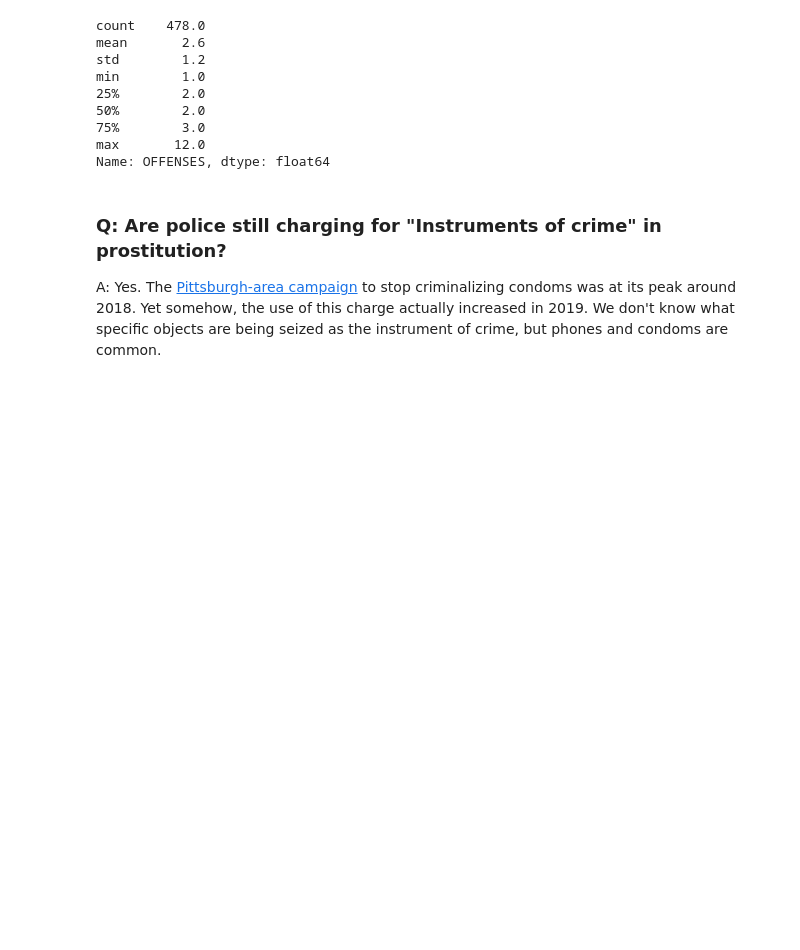
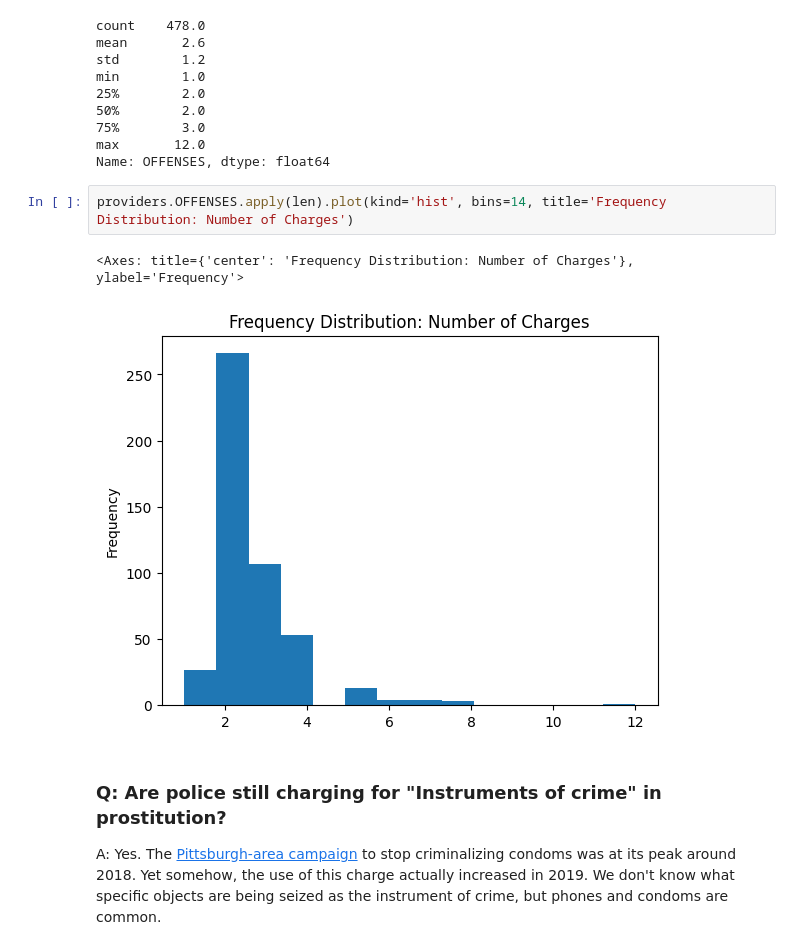
Before and after one commit to moates/pghSWArrests, a Jupyter notebook: arrest_data_analysis.ipynb, the cells around one changed output. Drawn from its saved outputs; the diff is of its cells as text; blank space fills up the shorter version.

```diff
--- a/arrest_data_analysis.ipynb
+++ b/arrest_data_analysis.ipynb
@@ -676,6 +710,11 @@ min        1.0
 75%        3.0
 max       12.0
 Name: OFFENSES, dtype: float64
+# %%
+providers.OFFENSES.apply(len).plot(kind='hist', bins=14, title='Frequency Distribution: Number of Charges')
+# %% [output]
+<Axes: title={'center': 'Frequency Distribution: Number of Charges'}, ylabel='Frequency'>
+[figure, added]
 # %% [markdown]
 ### Q: Are police still charging for "Instruments of crime" in prostitution?
 A: Yes. The [Pittsburgh-area campaign](https://www.womenslawproject.org/2018/06/27/a-victory-of-sorts-allegheny-county-police-will-stop-criminalizing-condoms/) to stop criminalizing condoms was at its peak around 2018. Yet somehow, the use of this charge actually increased in 2019. We don't know what specific objects are being seized as the instrument of crime, but phones and condoms are common.
```
Also changed, not shown: parts of 10 cells of this notebook.
